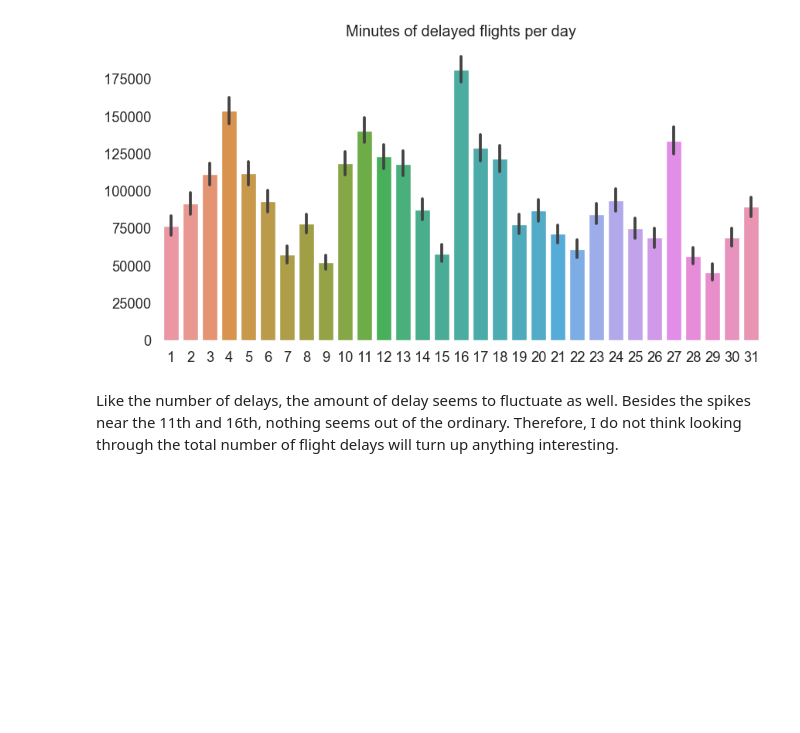
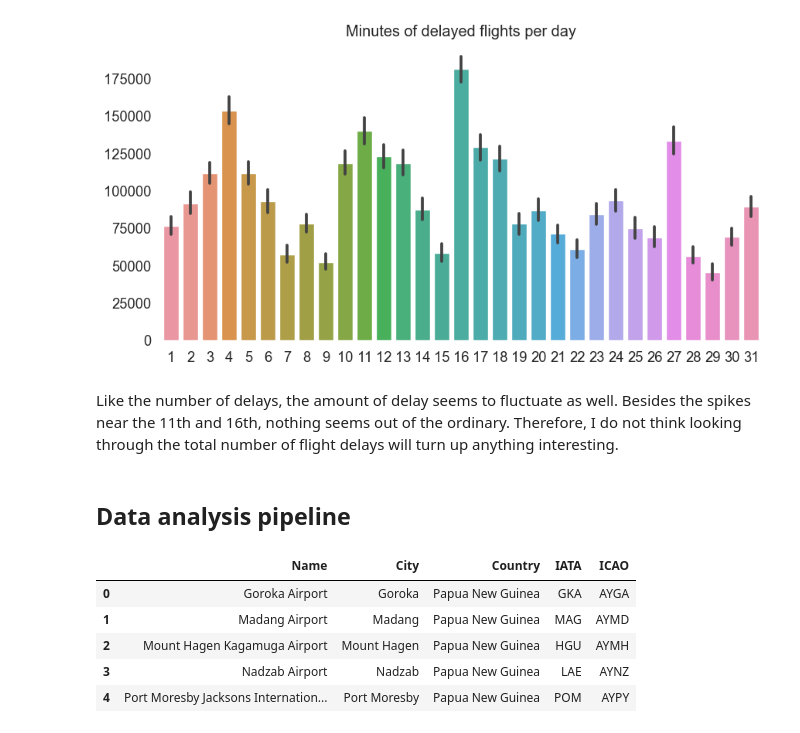
Before and after one commit to ubco-W2022T2-data301/project-group-group05, a Jupyter notebook: analysis/analysis_bradan.ipynb, the cells around one changed output. Drawn from its saved outputs; the diff is of its cells as text; code cells hidden in the pictures; blank space fills up the shorter version.

```diff
--- a/analysis/analysis_bradan.ipynb
+++ b/analysis/analysis_bradan.ipynb
@@ -135,3 +135,32 @@ sns.despine(left=True, bottom=True)
 [figure]
 # %% [markdown]
 Like the number of delays, the amount of delay seems to fluctuate as well. Besides the spikes near the 11th and 16th, nothing seems out of the ordinary. Therefore, I do not think looking through the total number of flight delays will turn up anything interesting.
+# %% [markdown]
+## Data analysis pipeline
+# %%
+# Import airports
+airports = pd.read_csv('../data/raw/airports-extended.dat', header=None)
+
+# Clean columns
+airports = airports.rename(columns={1: 'Name',
+                                    2: 'City',
+                                    3: 'Country',
+                                    4: 'IATA',
+                                    5: 'ICAO'})
+airports = airports.drop(columns=[0, 6, 7, 8, 9, 10, 11, 12, 13])
+
+# Fix NaN
+airports.loc[airports['IATA'] == "\\N", 'IATA'] = np.nan
+airports.loc[airports['ICAO'] == "\\N", 'ICAO'] = np.nan
+
+# Drop airports without IATA codes
+airports = airports.dropna(subset='IATA')
+
+airports.head()
+# %% [output]
+|  | Name | City | Country | IATA | ICAO |
+| 0 | Goroka Airport | Goroka | Papua New Guinea | GKA | AYGA |
+| 1 | Madang Airport | Madang | Papua New Guinea | MAG | AYMD |
+| 2 | Mount Hagen Kagamuga Airport | Mount Hagen | Papua New Guinea | HGU | AYMH |
+| 3 | Nadzab Airport | Nadzab | Papua New Guinea | LAE | AYNZ |
+| 4 | Port Moresby Jacksons Internation... | Port Moresby | Papua New Guinea | POM | AYPY |
```
Also changed, not shown: parts of 2 cells of this notebook.
